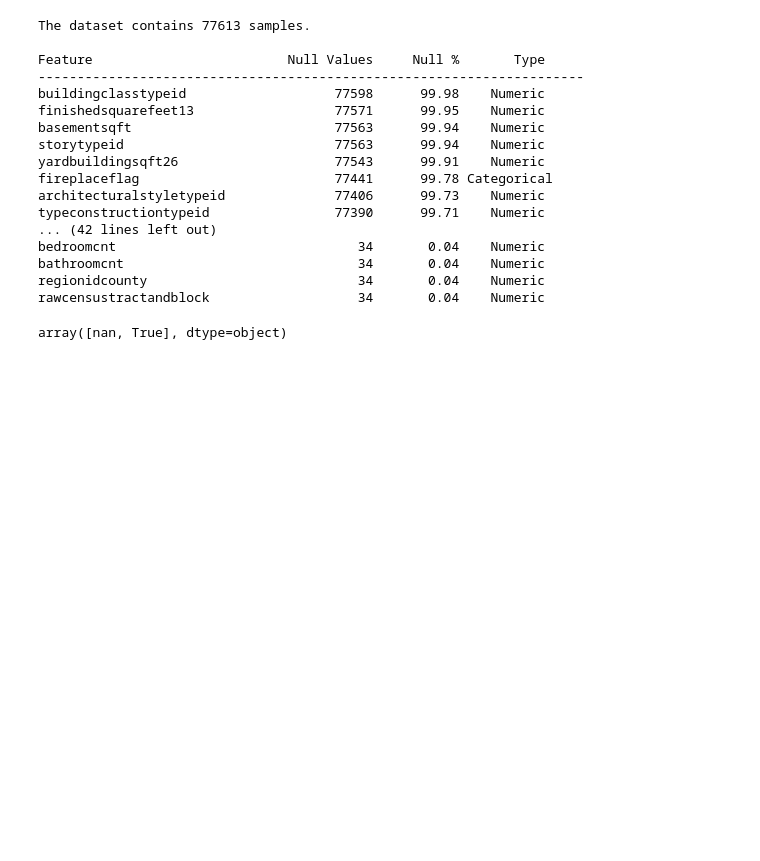
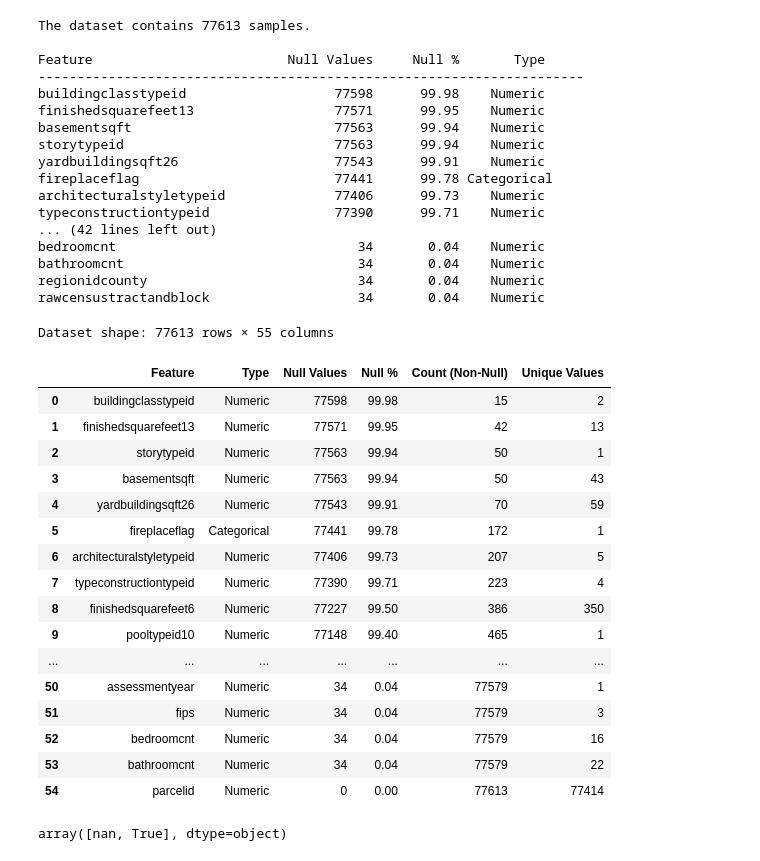
Before and after one commit to LeeMcFarling/Module_3_Milestone_1, a Jupyter notebook: Milestone_01.ipynb, the cells around one changed output. Cells and saved outputs as stored; diff of their text form; code cells hidden in the pictures; blank space fills up the shorter version.

Commit message:
Part1 Drafted Part2A Functions consolidated.

```diff
--- a/Milestone_01.ipynb
+++ b/Milestone_01.ipynb
@@ -242,6 +247,55 @@ bedroomcnt                               34       0.04    Numeric
 bathroomcnt                              34       0.04    Numeric
 regionidcounty                           34       0.04    Numeric
 rawcensustractandblock                   34       0.04    Numeric
+# %%
+# ========================================================================================
+# This is meant to consolidate the 'show_null_counts_features' function from before with
+# another with 'value' and 'unique' counts later on in this analysis.
+# ========================================================================================
+
+def profile_dataset(df):
+    # Identify feature types
+    feature_types = df.dtypes.apply(lambda x: 'Numeric' if np.issubdtype(x, np.number) else 'Categorical')
+
+    # Build a summary DataFrame
+    summary = pd.DataFrame({
+        'Feature': df.columns,
+        'Type': feature_types.values,
+        'Null Values': df.isnull().sum().values,
+        'Null %': (df.isnull().mean() * 100).round(2).values,
+        'Count (Non-Null)': df.count().values,
+        'Unique Values': df.nunique().values
+    })
+
+    # Sort Values in Summary by % of null values
+    summary = summary.sort_values(by='Null %', ascending=False).reset_index(drop=True)
+
+    # Add dataset shape info above the table
+    print(f"Dataset shape: {df.shape[0]} rows × {df.shape[1]} columns\n")
+
+    # Display the summary
+    return summary
+# %%
+profile_dataset(df)
+# %% [output]
+Dataset shape: 77613 rows × 55 columns
+|  | Feature | Type | Null Values | Null % | Count (Non-Null) | Unique Values |
+| 0 | buildingclasstypeid | Numeric | 77598 | 99.98 | 15 | 2 |
+| 1 | finishedsquarefeet13 | Numeric | 77571 | 99.95 | 42 | 13 |
+| 2 | storytypeid | Numeric | 77563 | 99.94 | 50 | 1 |
+| 3 | basementsqft | Numeric | 77563 | 99.94 | 50 | 43 |
+| 4 | yardbuildingsqft26 | Numeric | 77543 | 99.91 | 70 | 59 |
+| 5 | fireplaceflag | Categorical | 77441 | 99.78 | 172 | 1 |
+| 6 | architecturalstyletypeid | Numeric | 77406 | 99.73 | 207 | 5 |
+| 7 | typeconstructiontypeid | Numeric | 77390 | 99.71 | 223 | 4 |
+| 8 | finishedsquarefeet6 | Numeric | 77227 | 99.50 | 386 | 350 |
+| 9 | pooltypeid10 | Numeric | 77148 | 99.40 | 465 | 1 |
+| ... | ... | ... | ... | ... | ... | ... |
+| 50 | assessmentyear | Numeric | 34 | 0.04 | 77579 | 1 |
+| 51 | fips | Numeric | 34 | 0.04 | 77579 | 3 |
+| 52 | bedroomcnt | Numeric | 34 | 0.04 | 77579 | 16 |
+| 53 | bathroomcnt | Numeric | 34 | 0.04 | 77579 | 22 |
+| 54 | parcelid | Numeric | 0 | 0.00 | 77613 | 77414 |
 # %%
 df_numeric = df.select_dtypes(include=['number'])
 df_categorical = df.select_dtypes(exclude=['number'])
```
Also changed, not shown: parts of 9 cells of this notebook.
